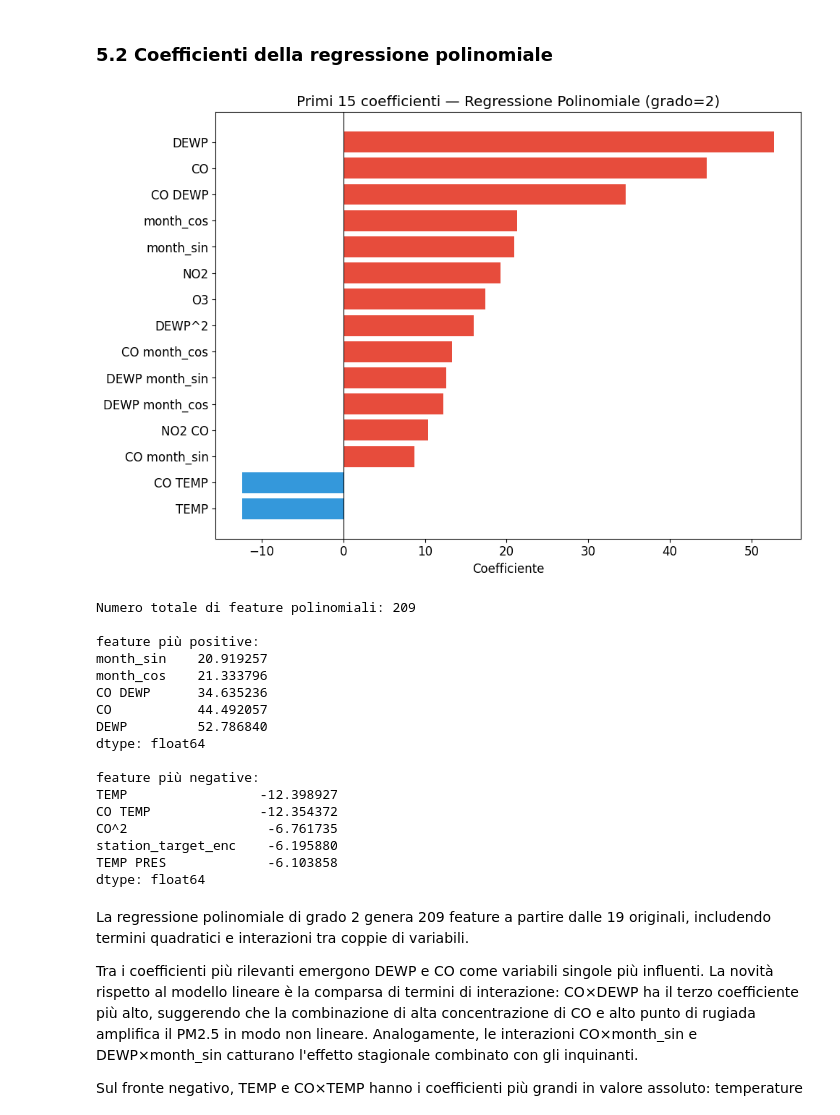
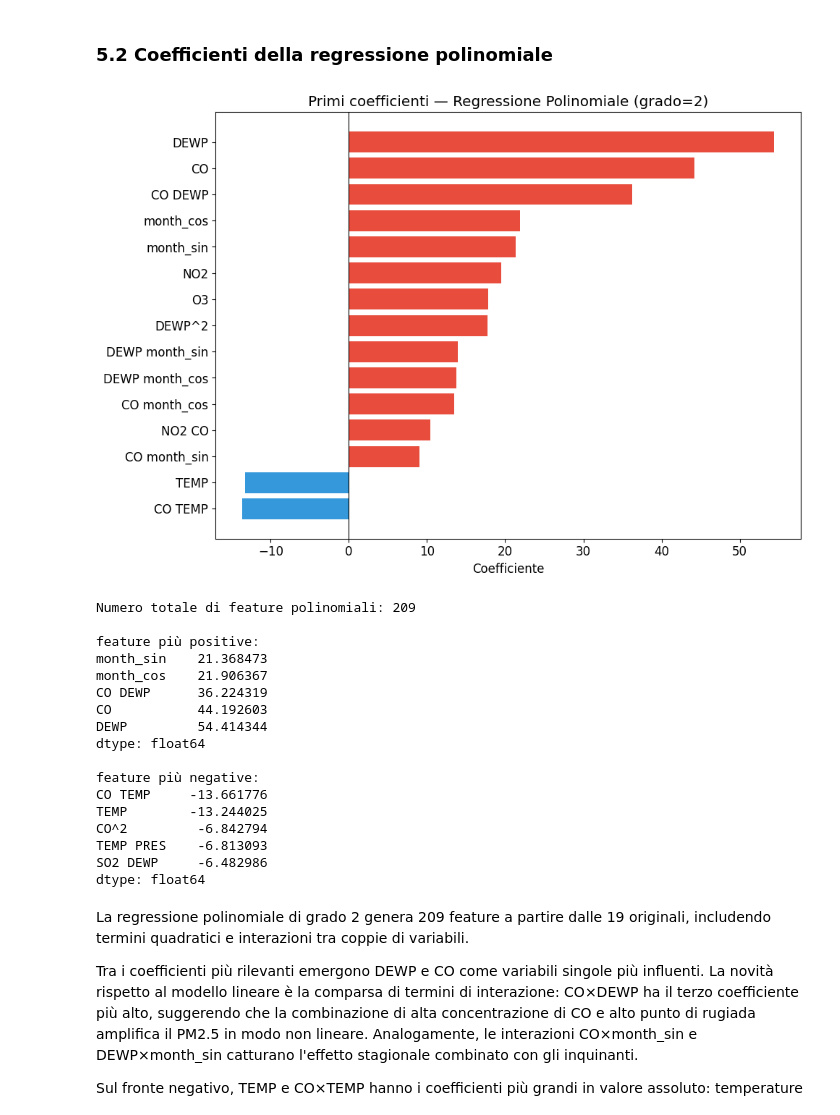
Before and after one commit to cirobassi11/air-quality-prediction, a Jupyter notebook: air_quality_prediction.ipynb, the cells around one changed output. Saved outputs shown, nothing was run; the diff lists cells and outputs as text; code cells hidden in the pictures.

```diff
--- a/air_quality_prediction.ipynb
+++ b/air_quality_prediction.ipynb
@@ -809,8 +820,9 @@ poly_ridge = Pipeline([
     ('ridge', Ridge())
 ])
 
-grid = {'ridge__alpha': [1, 10, 50, 100, 200, 500, 1000]}
+grid = {'ridge__alpha': [500, 1000, 1500]}
+
 gs_poly = GridSearchCV(poly_ridge, grid, cv=tscv, scoring='r2', n_jobs=-1)
-
+nested_cv_score(X_train, y_train, linear, 'Regressione Polinomiale')
 %time gs_poly.fit(X_train, y_train)
 # %% [output]
@@ -1044,43 +1057,43 @@ Sul fronte negativo, station_target_enc ha il coefficiente più grande in valore
 # %%
 poly_features = gs_poly.best_estimator_['poly'].get_feature_names_out(X_train.columns)
 coef_poly = pd.Series(
     gs_poly.best_estimator_['ridge'].coef_,
     index=poly_features
 )
 
 top15 = coef_poly.abs().sort_values(ascending=False).head(15)
 top15_coef = coef_poly[top15.index].sort_values()
 colors = ['#e74c3c' if c > 0 else '#3498db' for c in top15_coef]
 
 plt.figure(figsize=(10, 7))
 plt.barh(top15_coef.index, top15_coef.values, color=colors)
 plt.axvline(0, color='black', linewidth=0.8)
-plt.title('Primi 15 coefficienti — Regressione Polinomiale (grado=2)')
+plt.title('Primi coefficienti — Regressione Polinomiale (grado=2)')
 plt.xlabel('Coefficiente')
 plt.tight_layout()
 plt.show()
 
 print(f"Numero totale di feature polinomiali: {len(poly_features)}")
 print(f"\nfeature più positive:\n{coef_poly.sort_values().tail(5)}")
 print(f"\nfeature più negative:\n{coef_poly.sort_values().head(5)}")
 # %% [output]
-[figure, old version]
+[figure, new version]
 Numero totale di feature polinomiali: 209
 
 feature più positive:
-month_sin    20.919257
-month_cos    21.333796
-CO DEWP      34.635236
-CO           44.492057
-DEWP         52.786840
+month_sin    21.368473
+month_cos    21.906367
+CO DEWP      36.224319
+CO           44.192603
+DEWP         54.414344
 dtype: float64
 
 feature più negative:
-TEMP                 -12.398927
-CO TEMP              -12.354372
-CO^2                  -6.761735
-station_target_enc    -6.195880
-TEMP PRES             -6.103858
+CO TEMP     -13.661776
+TEMP        -13.244025
+CO^2         -6.842794
+TEMP PRES    -6.813093
+SO2 DEWP     -6.482986
 dtype: float64
 # %% [markdown]
 La regressione polinomiale di grado 2 genera 209 feature a partire dalle 19 originali, includendo termini quadratici e interazioni tra coppie di variabili.
```
Also changed, not shown: parts of 72 cells of this notebook, 1 other file.
